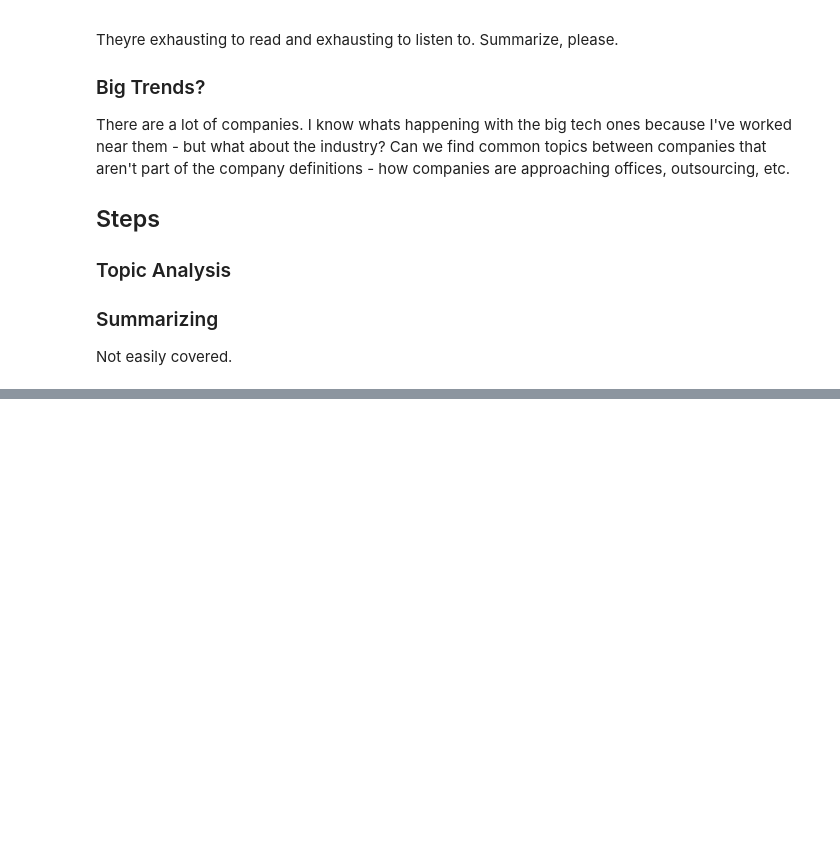
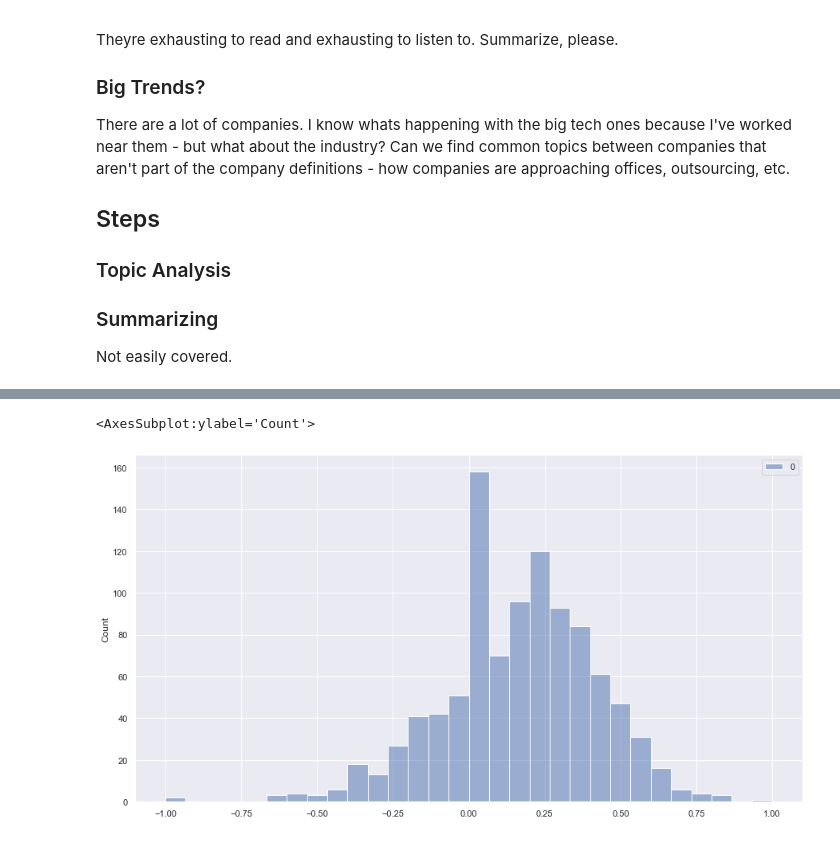
Before and after one commit to mpolyakova/earnings-nlp-metis, a Jupyter notebook: analysis1.ipynb, the cells around one changed output, grey strips where cells are left out. Cells and saved outputs as stored; diff of their text form; code cells hidden in the pictures; blank space fills up the shorter version.

```diff
--- a/analysis1.ipynb
+++ b/analysis1.ipynb
@@ -137,0 +199,15 @@ score
+# %%
+ceo_replies = [filter_replies(i) for i in questions_and_answers ]
+
+
+fin_answers = [(lm.get_score(lm.tokenize(ceo_replies[i]))) for i in range(0, 1000)]
+polarity4 = [fin_answers[i]['Polarity'] for i in range(0, 1000)]
+# %%
+sns.set(rc = {'figure.figsize':(15,8)})
+# sns.histplot(x=polarity, kde=True)
+# sns.histplot(x=polarity2, kde=True)
+
+sns.histplot([polarity4], color=['r','b'], alpha=0.5)
+# %% [output]
+<AxesSubplot:ylabel='Count'>
+[figure, added]
```
Also changed, not shown: parts of 21 cells of this notebook.
